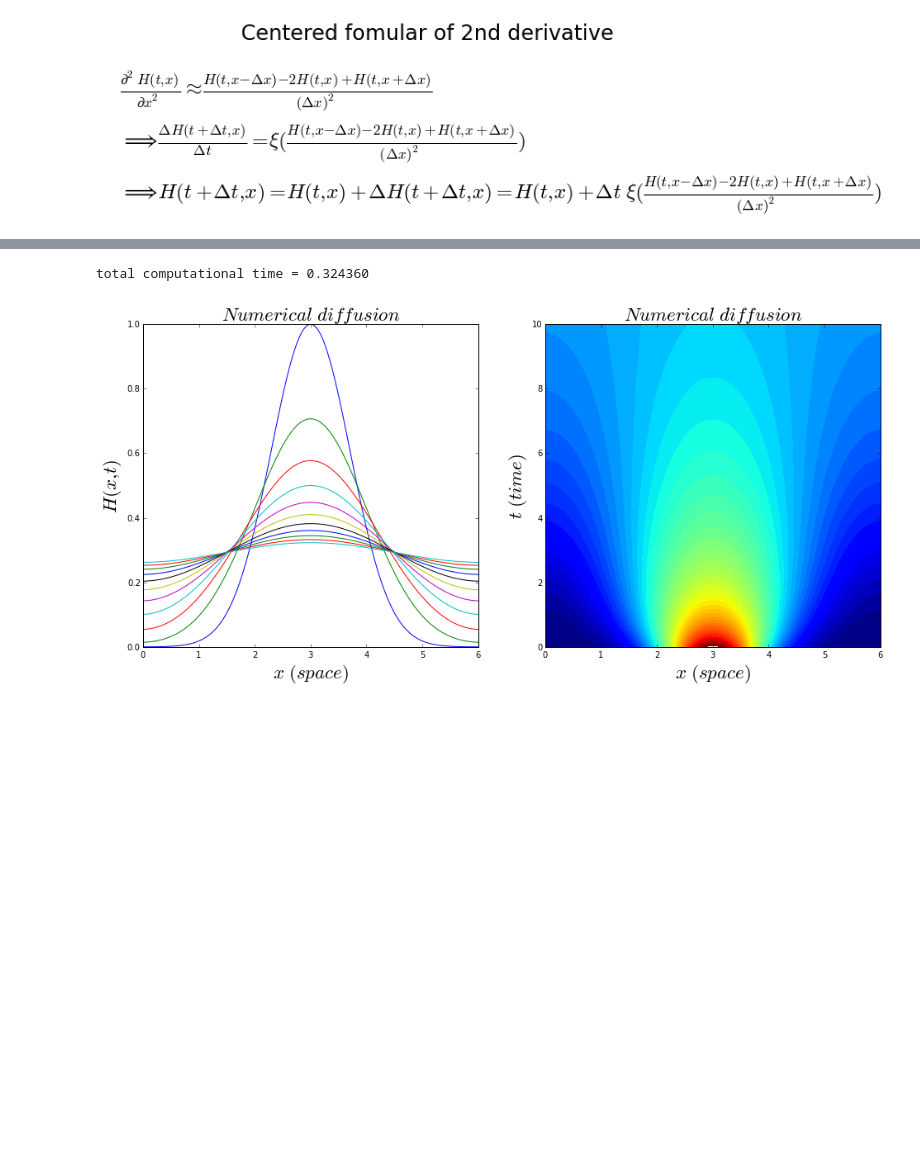
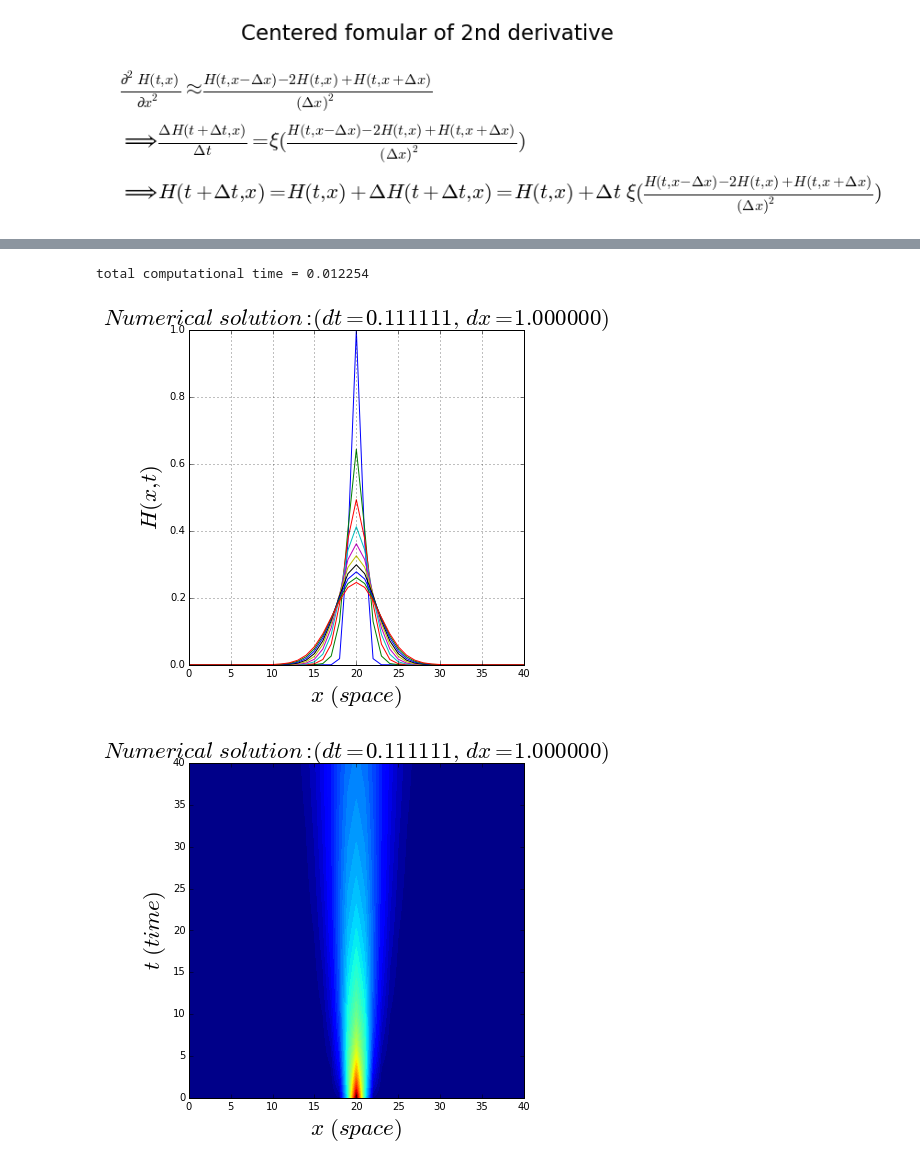
Before and after one commit to alvason/Diffusion-computation, a Jupyter notebook: diffusion-numerical.ipynb, the cells around one changed output, grey strips where cells are left out. Drawn from its saved outputs; the diff is of its cells as text; code cells hidden in the pictures; blank space fills up the shorter version.

```diff
--- a/diffusion-numerical.ipynb
+++ b/diffusion-numerical.ipynb
@@ -67,16 +65,16 @@ plt.show()
 [figure]
 # %%
 # Initial conditions
-minX = float(0); maxX = float(6);
-minT = float(0); maxT = float(10);
+minX = float(0); maxX = float(40);
+minT = float(0); maxT = float(40);
 
-resolution = 100;
+resolution = 40;
 
 totalGPoint_X = int(resolution + 1);
 dx = (maxX - minX)/(totalGPoint_X - 1);
 gridX = np.linspace(minX, maxX, totalGPoint_X);
 
-totalGPoint_T = int(20*resolution + 1);
+totalGPoint_T = int(9*resolution + 1);
 dt = (maxT - minT)/(totalGPoint_T - 1);
 gridT = np.linspace(minT, maxT, totalGPoint_T);
 
@@ -87,7 +85,7 @@ X = AlvaGridXX(gridX, totalGPoint_T);
 Y = AlvaGridXX(gridT, totalGPoint_X).T;
 
 # diffusion coefficience (area moving rate per time)
-movingRate = 1.0/4;
+movingRate = 1.0/10;
 
 tn = 0; # inital time = minT = gridT[tn = 0]
 for xn in range(totalGPoint_X):
@@ -118,16 +116,15 @@ start_time = time.time();
 
 
 # 3 points scheme
+# isolated boundary requires leftX[0] = centerX[0] ==> centered formula = (- centerX[0] + rightX[0])
+# constant boundary requires leftX[0] = constant
 for tn in range(totalGPoint_T - 1):
     centerX = Hcopy[tn, :];
     leftX = np.roll(Hcopy[tn, :], 1);
-    # for isolated boundary requires
-    # (leftX[0] - 2.0*centerX[0] + rightX[0]) = (- centerX[0] + rightX[0])
+    rightX = np.roll(Hcopy[tn, :], -1);
     leftX[0] = centerX[0];
-    rightX = np.roll(Hcopy[tn, :], -1);
     rightX[-1] = centerX[-1];
     gridHtx[tn + 1, :] = Hcopy[tn, :] + dt*movingRate*(leftX - 2.0*centerX + rightX)/((dx)**2);
-
     Hcopy = gridHtx.copy();
 
 
@@ -149,8 +146,6 @@ stop_time = time.time();
 total_time = stop_time - start_time;
 print 'total computational time = %f'% (total_time);
 
-'''
-#print gridHtx
 numberingFig = numberingFig + 1;
 plt.figure(numberingFig, figsize = AlvaFigSize);
 plt.plot(gridX, gridHtx[0::resolution].T);
@@ -159,23 +154,13 @@ plt.title(r'$ Numerical \ solution: (dt = %f,\ dx = %f) $'%(dt, dx), fontsize =
 plt.xlabel(r'$x \ (space)$', fontsize = AlvaFontSize);
 plt.ylabel(r'$H(x,t)$', fontsize = AlvaFontSize);
 plt.show()
-'''
 
 numberingFig = numberingFig + 1;
-figure = plt.figure(numberingFig,figsize=(16, 7));
-figure1 = figure.add_subplot(1,2,1);
-#figure1.pcolormesh(X, Y, gridHtx);
-figure1.plot(gridX, gridHtx[0::2*resolution].T);
-figure1.set_title(r'$Numerical \ diffusion$', fontsize = AlvaFontSize);
-figure1.set_xlabel(r'$x \ (space)$', fontsize = AlvaFontSize);
-#figure1.set_ylabel(r'$t \ (time)$', fontsize = AlvaFontSize);
-figure1.set_ylabel(r'$H(x,t)$', fontsize = AlvaFontSize);
-figure1.set_aspect('auto');
-
-figure2 = figure.add_subplot(1,2,2);
-figure2.contourf(X, Y, gridHtx, levels = np.arange(0,1,0.02));
-figure2.set_title('$Numerical \ diffusion$', fontsize = AlvaFontSize);
-figure2.set_xlabel(r'$x \ (space)$', fontsize = AlvaFontSize);
-figure2.set_ylabel(r'$t \ (time)$', fontsize = AlvaFontSize);
+plt.figure(numberingFig, figsize = AlvaFigSize);
+#plt.pcolormesh(X, Y, gridHtx);
+plt.contourf(X, Y, gridHtx, levels = np.arange(0,1,0.02));
+plt.title(r'$ Numerical \ solution: (dt = %f,\ dx = %f) $'%(dt, dx), fontsize = AlvaFontSize);
+plt.xlabel(r'$ x \ (space) $', fontsize = AlvaFontSize);
+plt.ylabel(r'$ t \ (time) $', fontsize = AlvaFontSize);
 plt.show()
 # %% [output]
@@ -183,4 +168,5 @@ plt.show()
-total computational time = 0.324360
+total computational time = 0.012254
-[figure, old version]
+[figure, new version]
+[figure, added]
 # %%
 # Analytic solution
```
Also changed, not shown: parts of 7 cells of this notebook, 3 other files.
